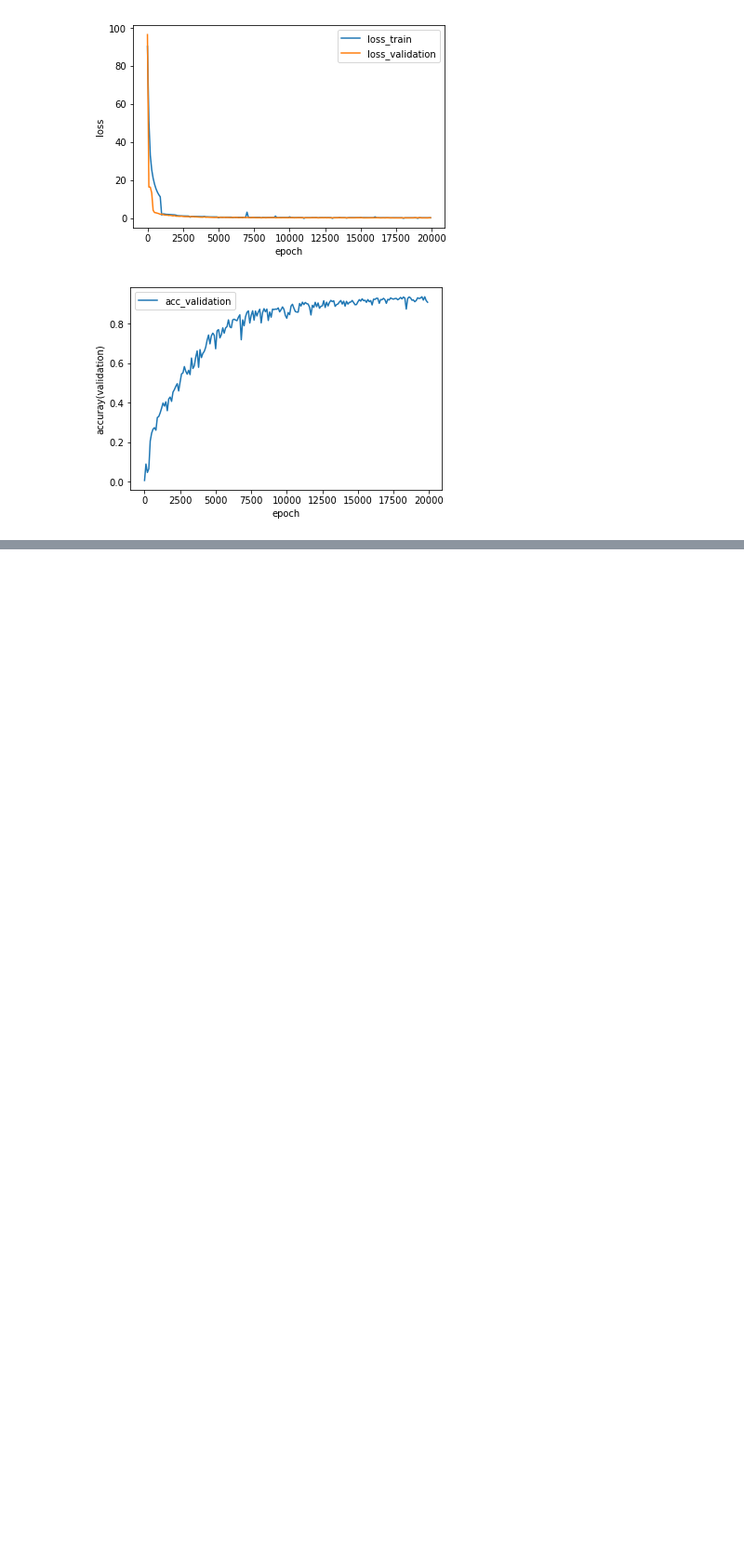
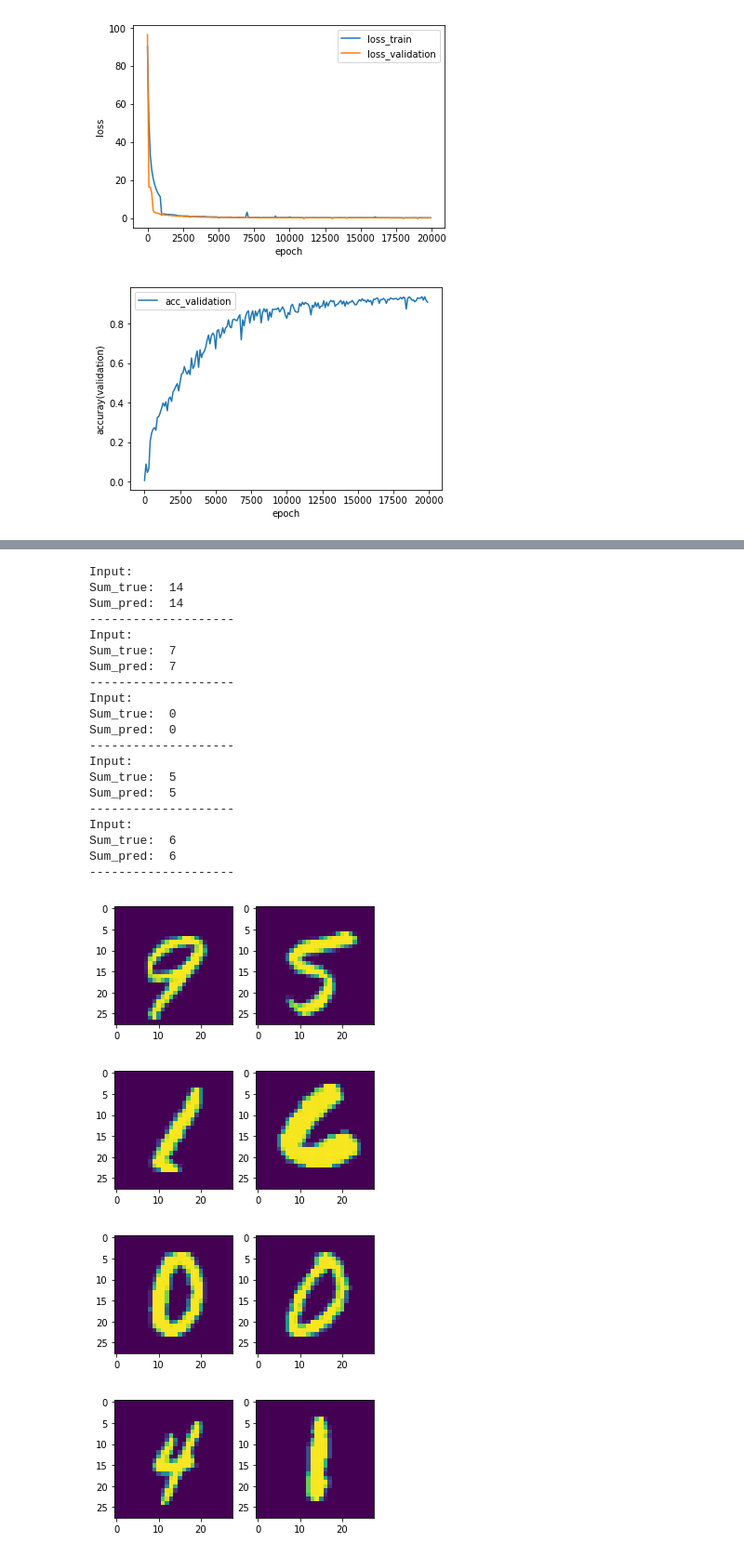
Before and after one commit to fengdasuk19/homework, a Jupyter notebook: homework02-0830/trial/MINST_Adder.ipynb, the cells around one changed output, grey strips where cells are left out. Shown at 93% size. Cells and saved outputs as stored; diff of their text form; code cells hidden in the pictures; blank space fills up the shorter version.

```diff
--- a/homework02-0830/trial/MINST_Adder.ipynb
+++ b/homework02-0830/trial/MINST_Adder.ipynb
@@ -273,0 +299,36 @@ plt.show()
+# %%
+for ii in eval_samples_results:
+    pick = np.random.randint(batch_size)
+    print('Input: ')
+    fig = plt.figure(figsize=(5,5)) #!!!IMPORTANT!!! for many subplots
+    for j in range(2):
+        plt.subplot(1, 2, j+1)
+        plt.imshow(ii[j][pick,0,...])
+    print('Sum_true: ', int(ii[-2][pick]))
+    print('Sum_pred: ', int(ii[-1][pick]))
+    print('----------'*2)
+# %% [output]
+Input:
+Sum_true:  14
+Sum_pred:  14
+--------------------
+Input:
+Sum_true:  7
+Sum_pred:  7
+--------------------
+Input:
+Sum_true:  0
+Sum_pred:  0
+--------------------
+Input:
+Sum_true:  5
+Sum_pred:  5
+--------------------
+Input:
+Sum_true:  6
+Sum_pred:  6
+--------------------
+[figure, added]
+[figure, added]
+[figure, added]
+[figure, added]
```
Also changed, not shown: parts of 3 cells of this notebook, 1 other file.
